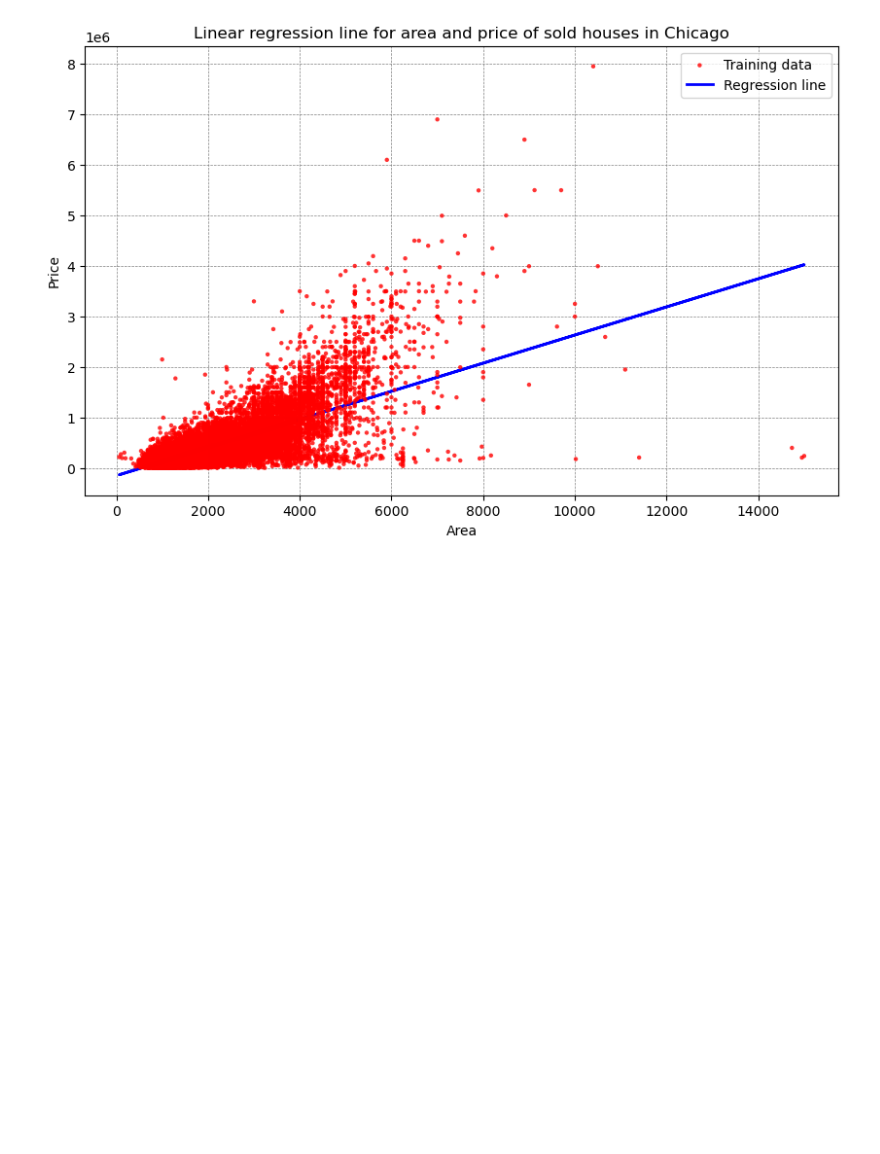
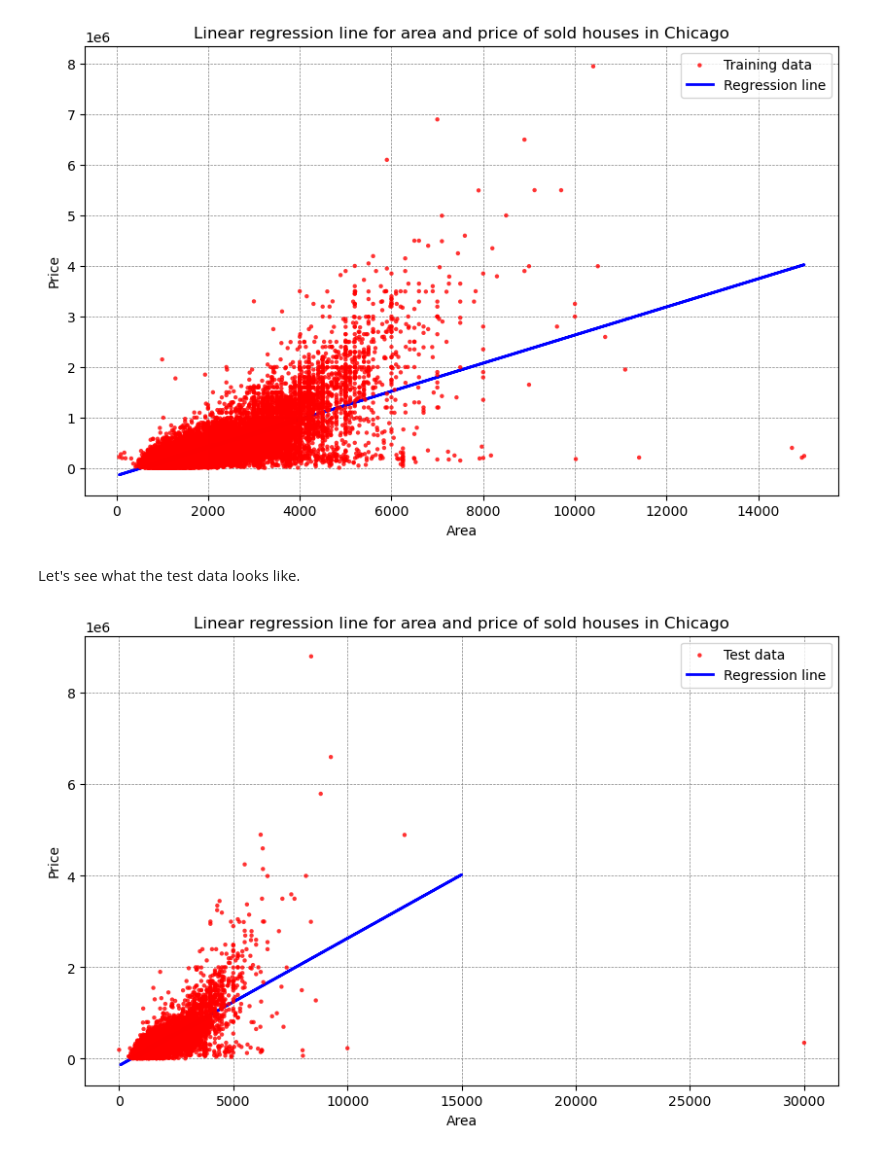
Before and after one commit to Keithsel/mas291-project, a Jupyter notebook: works/regression.ipynb, the cells around one changed output. Saved outputs shown, nothing was run; the diff lists cells and outputs as text; code cells hidden in the pictures; blank space fills up the shorter version.

Commit message:
Update regression analysys

```diff
--- a/works/regression.ipynb
+++ b/works/regression.ipynb
@@ -202,0 +191,12 @@ Final model: y = 278.32 * x + -149612.90
+# %%
+x_train_normalized = (x_train - x_train.mean()) / x_train.std()
+y_train_normalized = (y_train - y_train.mean()) / y_train.std()
+
+w_area, b, w_history, b_history, loss_history = gradient_descent(x_train_normalized, y_train_normalized)
+
+w_area_original = w_area * y_train.std() / x_train.std()
+b_original = b * y_train.std() + y_train.mean() - w_area_original * x_train.mean()
+
+print(f"Weight for area (original scale): {w_area_original:.2f}")
+print(f"Bias (original scale): {b_original:.2f}")
+print(f"Final model: y = {w_area_original:.2f} * x + {b_original:.2f}")
@@ -217,3 +221,17 @@ plt.legend()
 plt.show()
 # %% [output]
 [figure]
+# %% [markdown]
+Let's see what the test data looks like.
+# %%
+plt.figure(figsize=(10, 6))
+plt.grid(True, which='both', linestyle='--', linewidth=0.5, color='grey', zorder=0)
+plt.scatter(x_test, y_test, alpha=0.8, s=10, color='red', edgecolor='none', zorder=3, label='Test data')
+plt.plot(x_train, y_pred_train, color='blue', linewidth=2, zorder=2, label='Regression line')
+plt.title('Linear regression line for area and price of sold houses in Chicago')
+plt.xlabel('Area')
+plt.ylabel('Price')
+plt.legend()
+plt.show()
+# %% [output]
+[figure, added]
```
Also changed, not shown: parts of 9 cells of this notebook.
